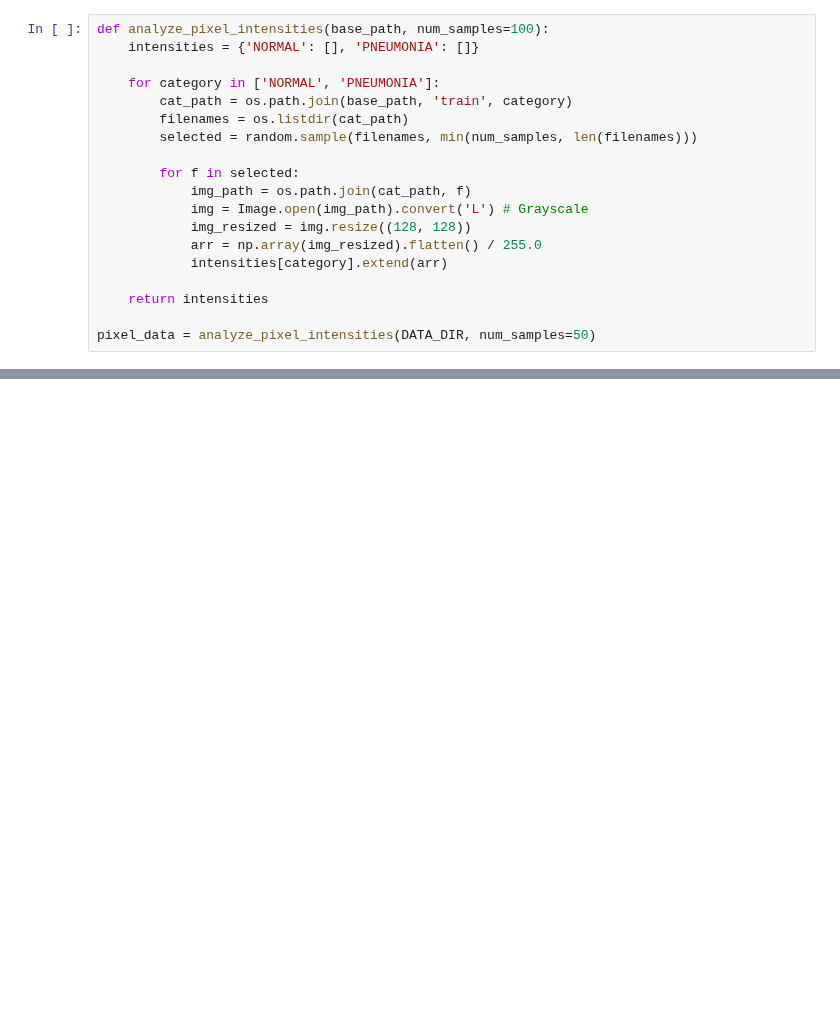
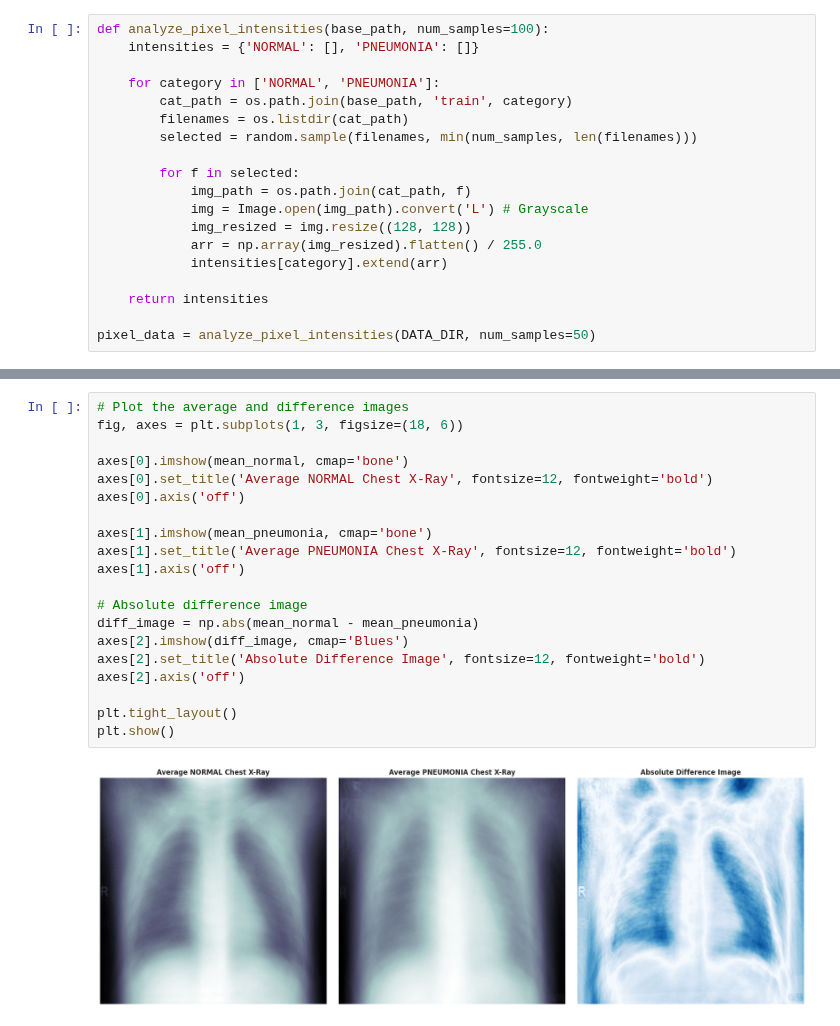
Before and after one commit to JeffersonConza/pneumonia-detection-cnn-xray, a Jupyter notebook: notebooks/eda.ipynb, the cells around one changed output, grey strips where cells are left out. Saved outputs shown, nothing was run; the diff lists cells and outputs as text; blank space fills up the shorter version.

```diff
--- a/notebooks/eda.ipynb
+++ b/notebooks/eda.ipynb
@@ -269,0 +321,22 @@ plt.show()
+# %%
+# Plot the average and difference images
+fig, axes = plt.subplots(1, 3, figsize=(18, 6))
+
+axes[0].imshow(mean_normal, cmap='bone')
+axes[0].set_title('Average NORMAL Chest X-Ray', fontsize=12, fontweight='bold')
+axes[0].axis('off')
+
+axes[1].imshow(mean_pneumonia, cmap='bone')
+axes[1].set_title('Average PNEUMONIA Chest X-Ray', fontsize=12, fontweight='bold')
+axes[1].axis('off')
+
+# Absolute difference image
+diff_image = np.abs(mean_normal - mean_pneumonia)
+axes[2].imshow(diff_image, cmap='Blues')
+axes[2].set_title('Absolute Difference Image', fontsize=12, fontweight='bold')
+axes[2].axis('off')
+
+plt.tight_layout()
+plt.show()
+# %% [output]
+[figure, added]
```
Also changed, not shown: parts of 27 cells of this notebook.
